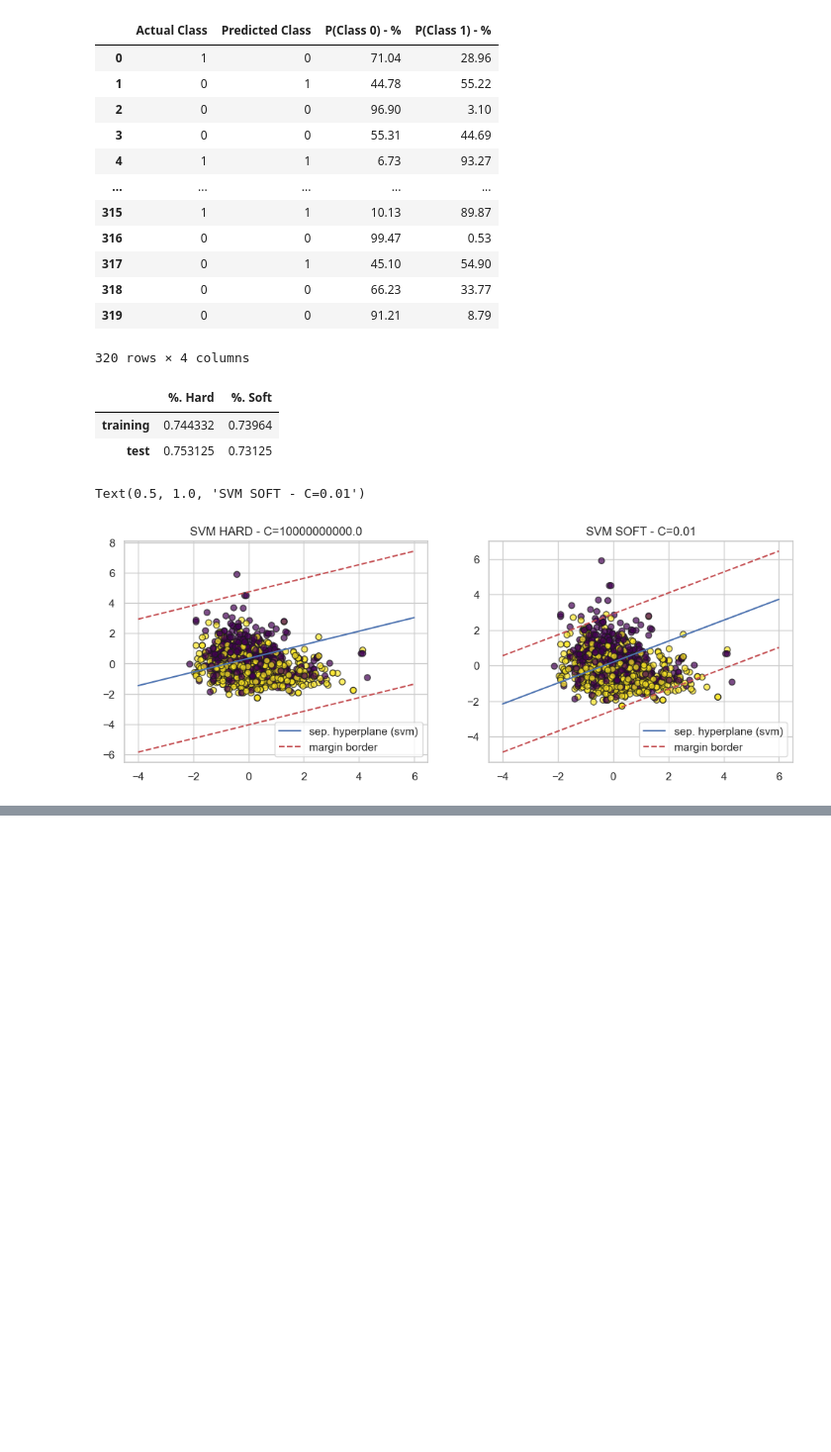
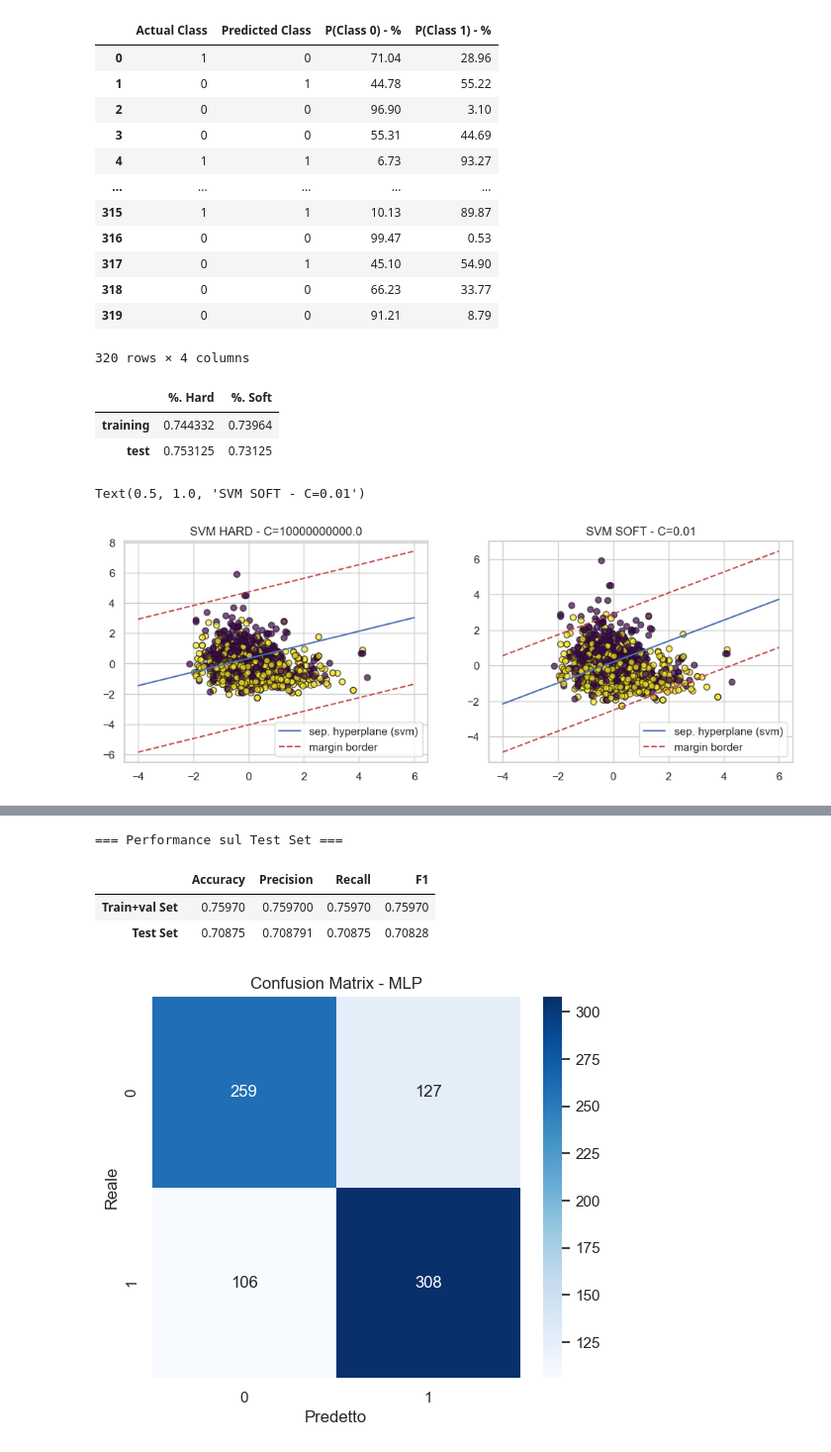
Before and after one commit to frameleee/progetto-MIA, a Jupyter notebook: notebooks/eda.ipynb, the cells around one changed output, grey strips where cells are left out. Shown at 99% size. Drawn from its saved outputs; the diff is of its cells as text; code cells hidden in the pictures; blank space fills up the shorter version.

```diff
--- a/notebooks/eda.ipynb
+++ b/notebooks/eda.ipynb
@@ -468,0 +603,75 @@ Text(0.5, 1.0, 'SVM SOFT - C=0.01')
+# %%
+# Parametri
+hidden_layer_sizes = (128,64)
+activation = 'relu'
+batch_size = 128
+patience = 50
+max_epochs = 200
+random_state = 42
+
+# Costruzione pipeline
+mlp_pipeline = Pipeline([
+    ('scaler', StandardScaler()),
+    ('mlp', MLPClassifier(
+        early_stopping=True,
+        n_iter_no_change=patience,
+        max_iter=max_epochs,
+        validation_fraction=0.2,
+        solver='adam',
+        verbose=False,
+        random_state=random_state,
+        batch_size=batch_size
+    ))
+])
+
+# Parametri da passare alla GridSearch (con prefisso 'mlp__')
+param_grid = {
+    'mlp__hidden_layer_sizes': [(128,), (128, 64), (256, 128)],
+    'mlp__alpha': [0.0001, 0.00001],
+    'mlp__activation': ['relu']
+}
+
+# GridSearch
+mlp_gs = GridSearchCV(mlp_pipeline, param_grid, cv=3, scoring='f1_macro', n_jobs=-1)
+mlp_gs.fit(X_trainval, y_trainval)
+
+grid_results = pd.DataFrame(mlp_gs.cv_results_)
+display(grid_results.sort_values(['rank_test_score'], ascending=True))  # Mostra dalla migliore alla peggiore
+
+# Miglior modello
+best_mlp = mlp_gs.best_estimator_
+best_mlp.fit(X_train, y_true_train)
+y_pred_trainval = best_mlp.predict(X_trainval)
+y_pred = best_mlp.predict(X_test)
+
+# Valutazione
+acc_trainval = best_mlp.score(X_trainval, y_trainval)
+prec_trainval = precision_score(y_trainval, y_pred_trainval, average='weighted')
+rec_trainval = recall_score(y_trainval, y_pred_trainval, average='weighted')
+f1_trainval = f1_score(y_trainval, y_pred_trainval, average='weighted')
+
+acc = best_mlp.score(X_test, y_true_test)
+prec = precision_score(y_true_test, y_pred, average='weighted')
+rec = recall_score(y_true_test, y_pred, average='weighted')
+f1 = f1_score(y_true_test, y_pred, average='weighted')
+
+# Tabella performance
+df_perf = pd.DataFrame({
+    'Accuracy': [acc_trainval, acc],
+    'Precision': [prec_trainval, prec],
+    'Recall': [rec_trainval, rec],
+    'F1': [f1_trainval, f1]
+}, index=['Train+val Set', 'Test Set'])
+
+print("\n=== Performance sul Test Set ===")
+display(df_perf)
+
+# Confusion matrix
+cm = confusion_matrix(y_true_test, y_pred)
+plt.figure(figsize=(6, 5))
+sns.heatmap(cm, annot=True, fmt='d', cmap='Blues')
+plt.title('Confusion Matrix - MLP')
+plt.xlabel('Predetto')
+plt.ylabel('Reale')
+plt.show()
+# %% [output]
@@ -468,0 +685,5 @@ Text(0.5, 1.0, 'SVM SOFT - C=0.01')
+=== Performance sul Test Set ===
+|  | Accuracy | Precision | Recall | F1 |
+| Train+val Set | 0.75970 | 0.759700 | 0.75970 | 0.75970 |
+| Test Set | 0.70875 | 0.708791 | 0.70875 | 0.70828 |
+[figure, added]
```
Also changed, not shown: parts of 5 cells of this notebook.
